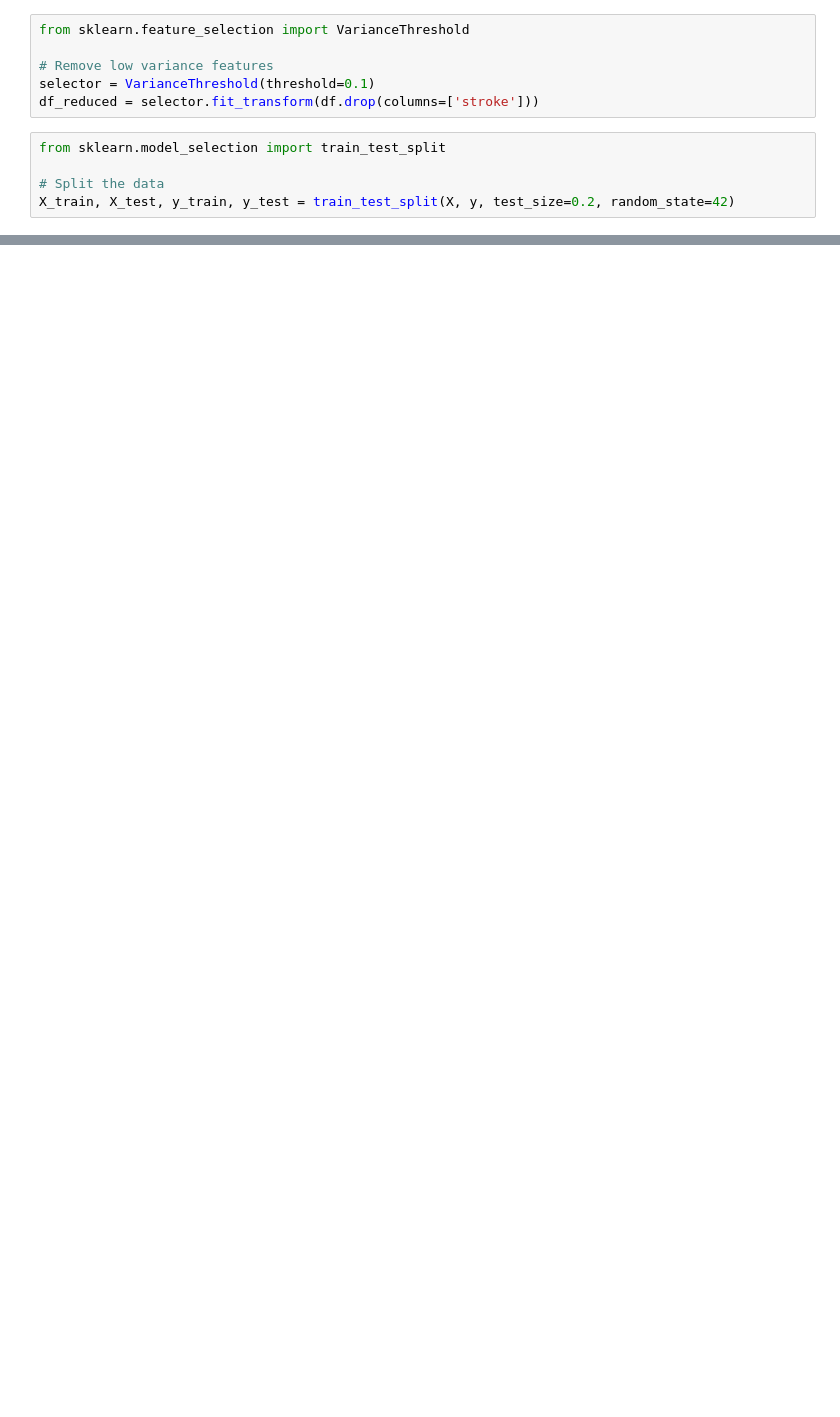
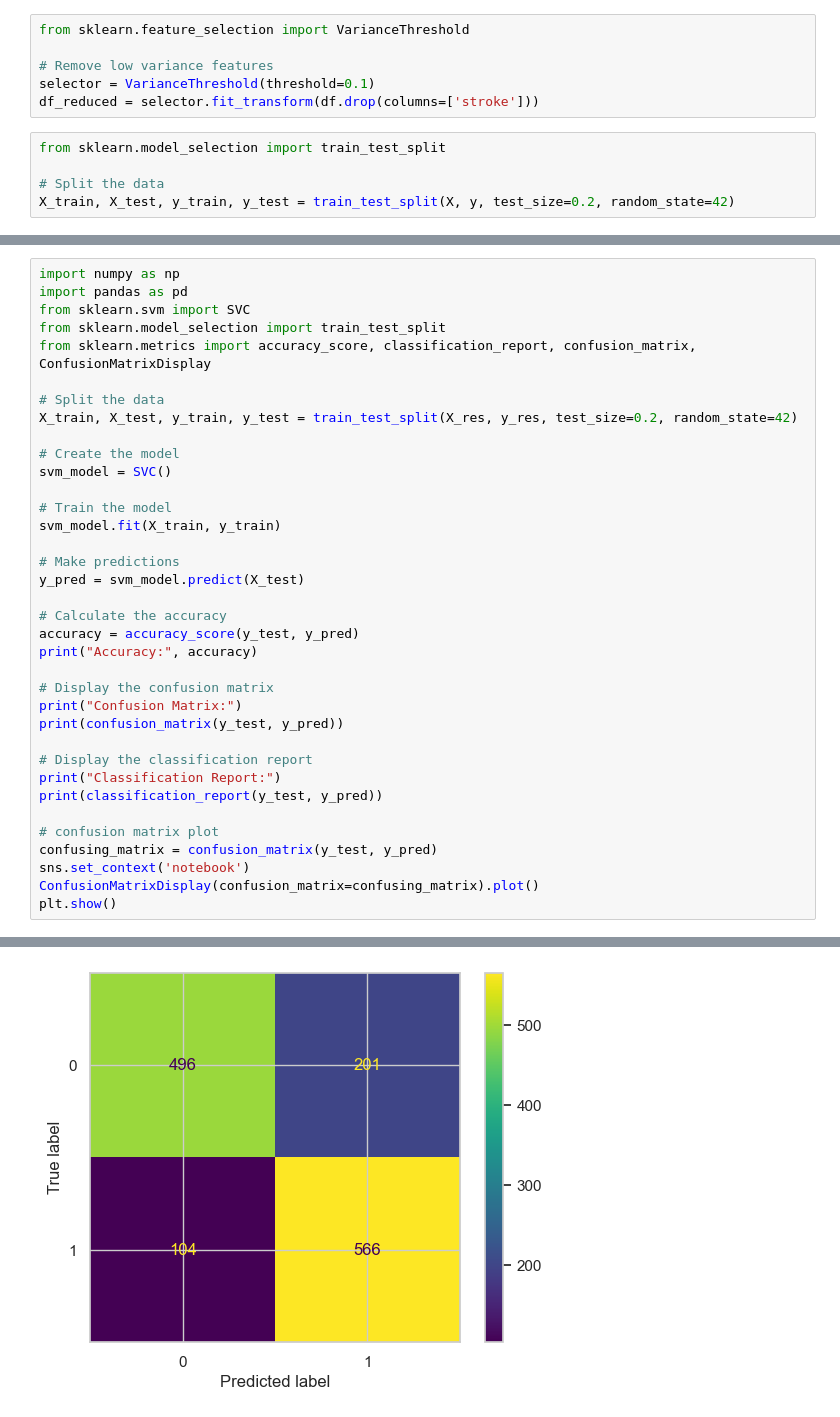
Before and after one commit to sanchick02/MLPCGroupAssignment7, a Jupyter notebook: mlpccc.ipynb, the cells around one changed output, grey strips where cells are left out. Drawn from its saved outputs; the diff is of its cells as text; blank space fills up the shorter version.

```diff
--- a/mlpccc.ipynb
+++ b/mlpccc.ipynb
@@ -439,0 +484,37 @@ print(df['stroke'].value_counts())
+# %%
+import numpy as np
+import pandas as pd
+from sklearn.svm import SVC
+from sklearn.model_selection import train_test_split
+from sklearn.metrics import accuracy_score, classification_report, confusion_matrix, ConfusionMatrixDisplay
+
+# Split the data
+X_train, X_test, y_train, y_test = train_test_split(X_res, y_res, test_size=0.2, random_state=42)
+
+# Create the model
+svm_model = SVC()
+
+# Train the model
+svm_model.fit(X_train, y_train)
+
+# Make predictions
+y_pred = svm_model.predict(X_test)
+
+# Calculate the accuracy
+accuracy = accuracy_score(y_test, y_pred)
+print("Accuracy:", accuracy)
+
+# Display the confusion matrix
+print("Confusion Matrix:")
+print(confusion_matrix(y_test, y_pred))
+
+# Display the classification report
+print("Classification Report:")
+print(classification_report(y_test, y_pred))
+
+# confusion matrix plot
+confusing_matrix = confusion_matrix(y_test, y_pred)
+sns.set_context('notebook')
+ConfusionMatrixDisplay(confusion_matrix=confusing_matrix).plot()
+plt.show()
+# %% [output]
@@ -439,0 +534 @@ print(df['stroke'].value_counts())
+[figure, added]
```
Also changed, not shown: parts of 13 cells of this notebook.
